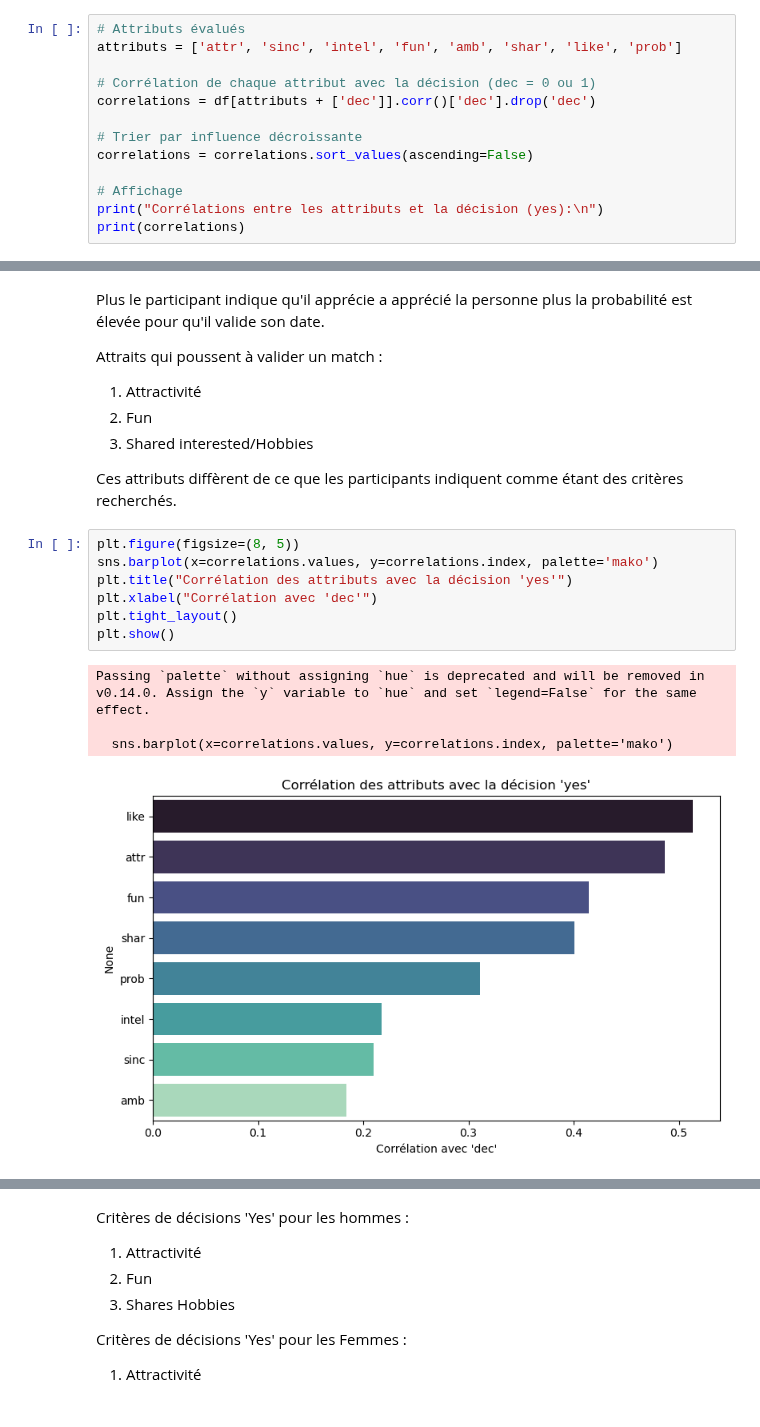
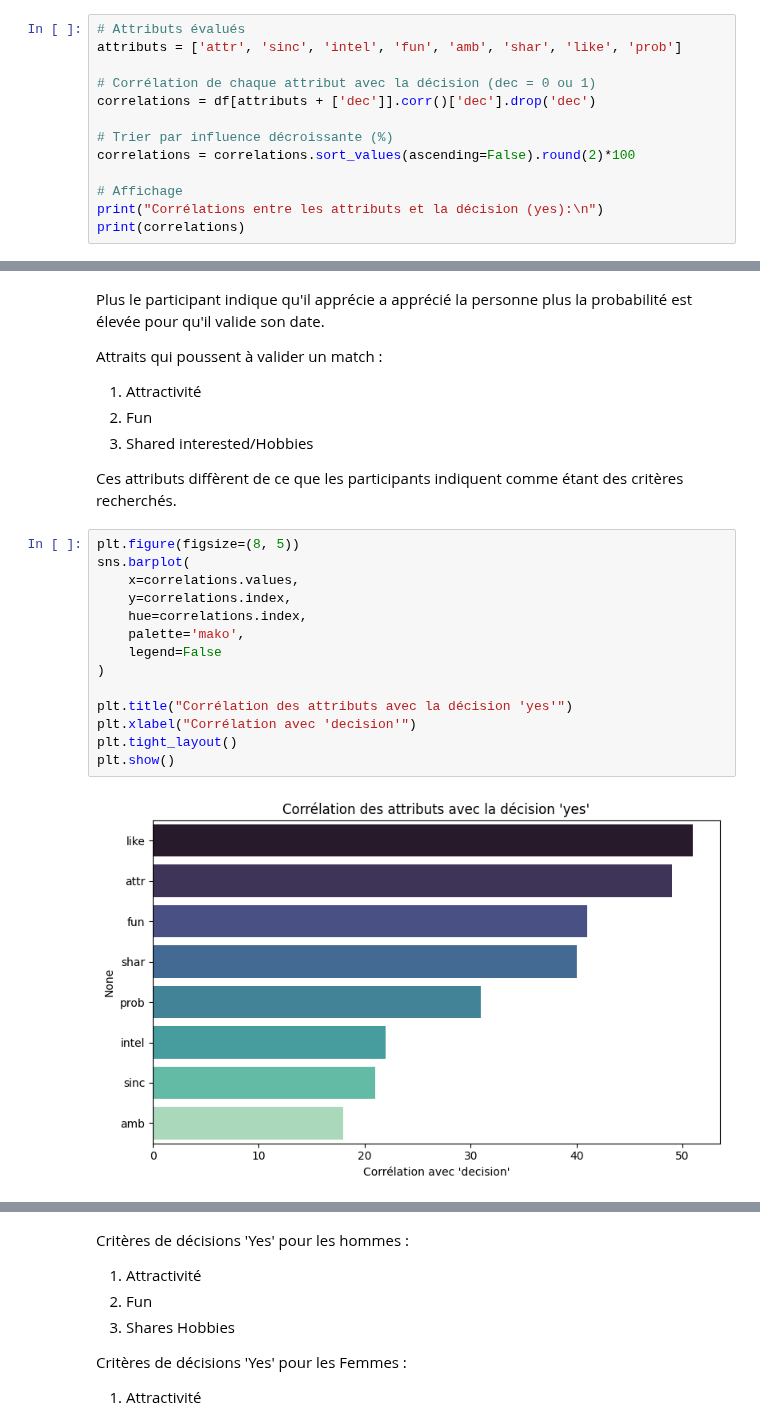
Before and after one commit to nlefort/JEDHA, a Jupyter notebook: PROJETS/02. EDA/Speed_dating_project.ipynb, the cells around one changed output, grey strips where cells are left out. Saved outputs shown, nothing was run; the diff lists cells and outputs as text.

```diff
--- a/PROJETS/02. EDA/Speed_dating_project.ipynb
+++ b/PROJETS/02. EDA/Speed_dating_project.ipynb
@@ -616,8 +639,8 @@ attributs = ['attr', 'sinc', 'intel', 'fun', 'amb', 'shar', 'like', 'prob']
 # Corrélation de chaque attribut avec la décision (dec = 0 ou 1)
 correlations = df[attributs + ['dec']].corr()['dec'].drop('dec')
 
-# Trier par influence décroissante
-correlations = correlations.sort_values(ascending=False)
+# Trier par influence décroissante (%)
+correlations = correlations.sort_values(ascending=False).round(2)*100
 
 # Affichage
 print("Corrélations entre les attributs et la décision (yes):\n")
@@ -645,16 +668,20 @@ Attraits qui poussent à valider un match :
 Ces attributs diffèrent de ce que les participants indiquent comme étant des critères recherchés.
 # %%
 plt.figure(figsize=(8, 5))
-sns.barplot(x=correlations.values, y=correlations.index, palette='mako')
+sns.barplot(
+    x=correlations.values,
+    y=correlations.index,
+    hue=correlations.index,
+    palette='mako',
+    legend=False
+)
+
 plt.title("Corrélation des attributs avec la décision 'yes'")
-plt.xlabel("Corrélation avec 'dec'")
+plt.xlabel("Corrélation avec 'decision'")
 plt.tight_layout()
 plt.show()
 # %% [output]
-Passing `palette` without assigning `hue` is deprecated and will be removed in v0.14.0. Assign the `y` variable to `hue` and set `legend=False` for the same effect.
-
-  sns.barplot(x=correlations.values, y=correlations.index, palette='mako')
-[figure, old version]
+[figure, new version]
 # %%
 # Séparation des genres
 df_f = df[df['gender'] == 0]
```
Also changed, not shown: parts of 26 cells of this notebook, 2 other files.
